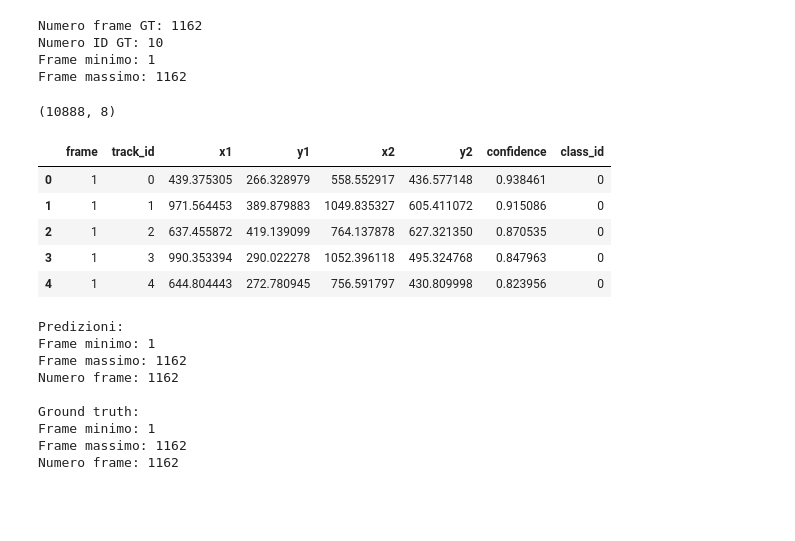
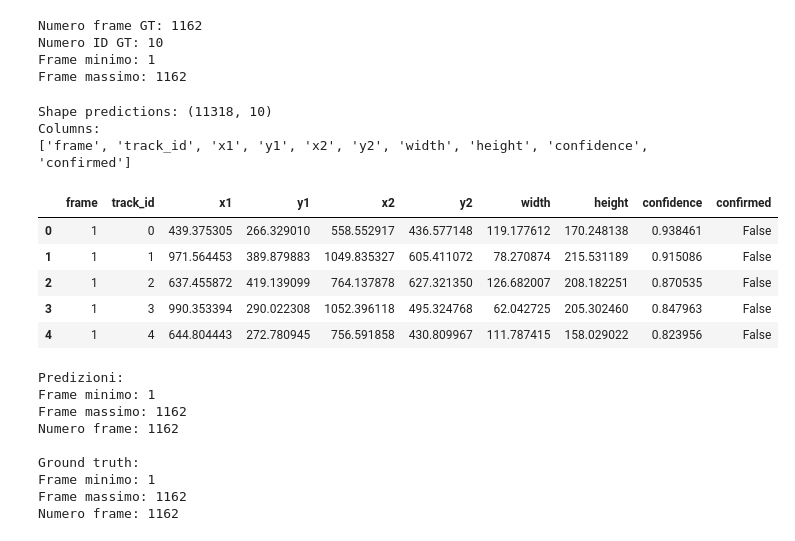
Before and after one commit to Marco-2298/basketball-tracking-thesis, a Jupyter notebook: notebooks/04_V2_tracking_evaluation.ipynb, the cells around one changed output. Cells and saved outputs as stored; diff of their text form; code cells hidden in the pictures; blank space fills up the shorter version.

```diff
--- a/notebooks/04_V2_tracking_evaluation.ipynb
+++ b/notebooks/04_V2_tracking_evaluation.ipynb
@@ -53,7 +63,7 @@ SPORTSMOT_ROOT = (
 TRACKING_OUTPUT_ROOT = (
     DRIVE_ROOT
     / "experiments"
-    / "botsort_reid"
+    / "hierarchical_tracking"
 )
 
 print("SportsMOT:", SPORTSMOT_ROOT)
@@ -74,11 +84,15 @@ GT_SEQUENCE_DIR = (
     / SEQUENCE_NAME
 )
 
-GT_FILE = GT_SEQUENCE_DIR / "gt" / "gt.txt"
+GT_FILE = (
+    GT_SEQUENCE_DIR
+    / "gt"
+    / "gt.txt"
+)
 
 PREDICTIONS_CSV = (
     TRACKING_OUTPUT_ROOT
-    / f"{SEQUENCE_NAME}_tracks.csv"
+    / f"{SEQUENCE_NAME}_hierarchical_players_only.csv"
 )
 
 print("GT:", GT_FILE)
@@ -86,5 +100,8 @@ print("Predizioni:", PREDICTIONS_CSV)
 
 print("GT esiste:", GT_FILE.exists())
 print("Predizioni esistono:", PREDICTIONS_CSV.exists())
+
+assert GT_FILE.exists(), GT_FILE
+assert PREDICTIONS_CSV.exists(), PREDICTIONS_CSV
 # %% [output]
 GT: /Users/marcodalbis/Library/CloudStorage/GoogleDrive-marco.dalbis@gmail.com/Il mio Drive/basketball-thesis/datasets/sportsmot/val/v_00HRwkvvjtQ_c001/gt/gt.txt
@@ -120,18 +137,25 @@ Numero ID GT: 10
 Frame minimo: 1
 Frame massimo: 1162
 # %%
-pred_df = pd.read_csv(PREDICTIONS_CSV)
+pred_df = pd.read_csv(
+    PREDICTIONS_CSV
+)
 
-print(pred_df.shape)
+print("Shape predictions:", pred_df.shape)
+print("Columns:")
+print(pred_df.columns.tolist())
+
 pred_df.head()
 # %% [output]
-(10888, 8)
+Shape predictions: (11318, 10)
+Columns:
+['frame', 'track_id', 'x1', 'y1', 'x2', 'y2', 'width', 'height', 'confidence', 'confirmed']
-|  | frame | track_id | x1 | y1 | x2 | y2 | confidence | class_id |
-| 0 | 1 | 0 | 439.375305 | 266.328979 | 558.552917 | 436.577148 | 0.938461 | 0 |
-| 1 | 1 | 1 | 971.564453 | 389.879883 | 1049.835327 | 605.411072 | 0.915086 | 0 |
-| 2 | 1 | 2 | 637.455872 | 419.139099 | 764.137878 | 627.321350 | 0.870535 | 0 |
-| 3 | 1 | 3 | 990.353394 | 290.022278 | 1052.396118 | 495.324768 | 0.847963 | 0 |
-| 4 | 1 | 4 | 644.804443 | 272.780945 | 756.591797 | 430.809998 | 0.823956 | 0 |
+|  | frame | track_id | x1 | y1 | x2 | y2 | width | height | confidence | confirmed |
+| 0 | 1 | 0 | 439.375305 | 266.329010 | 558.552917 | 436.577148 | 119.177612 | 170.248138 | 0.938461 | False |
+| 1 | 1 | 1 | 971.564453 | 389.879883 | 1049.835327 | 605.411072 | 78.270874 | 215.531189 | 0.915086 | False |
+| 2 | 1 | 2 | 637.455872 | 419.139099 | 764.137878 | 627.321350 | 126.682007 | 208.182251 | 0.870535 | False |
+| 3 | 1 | 3 | 990.353394 | 290.022308 | 1052.396118 | 495.324768 | 62.042725 | 205.302460 | 0.847963 | False |
+| 4 | 1 | 4 | 644.804443 | 272.780945 | 756.591858 | 430.809967 | 111.787415 | 158.029022 | 0.823956 | False |
 # %%
 print("Predizioni:")
 print("Frame minimo:", pred_df["frame"].min())
```
Also changed, not shown: parts of 22 cells of this notebook, 4 other files.
